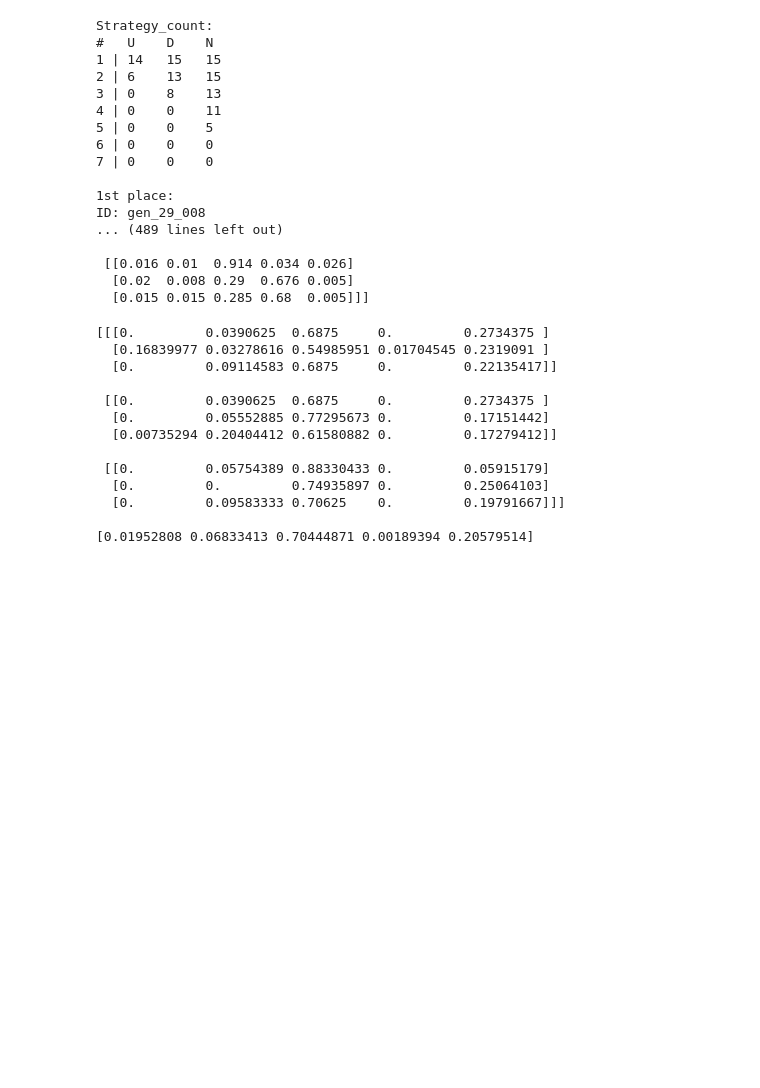
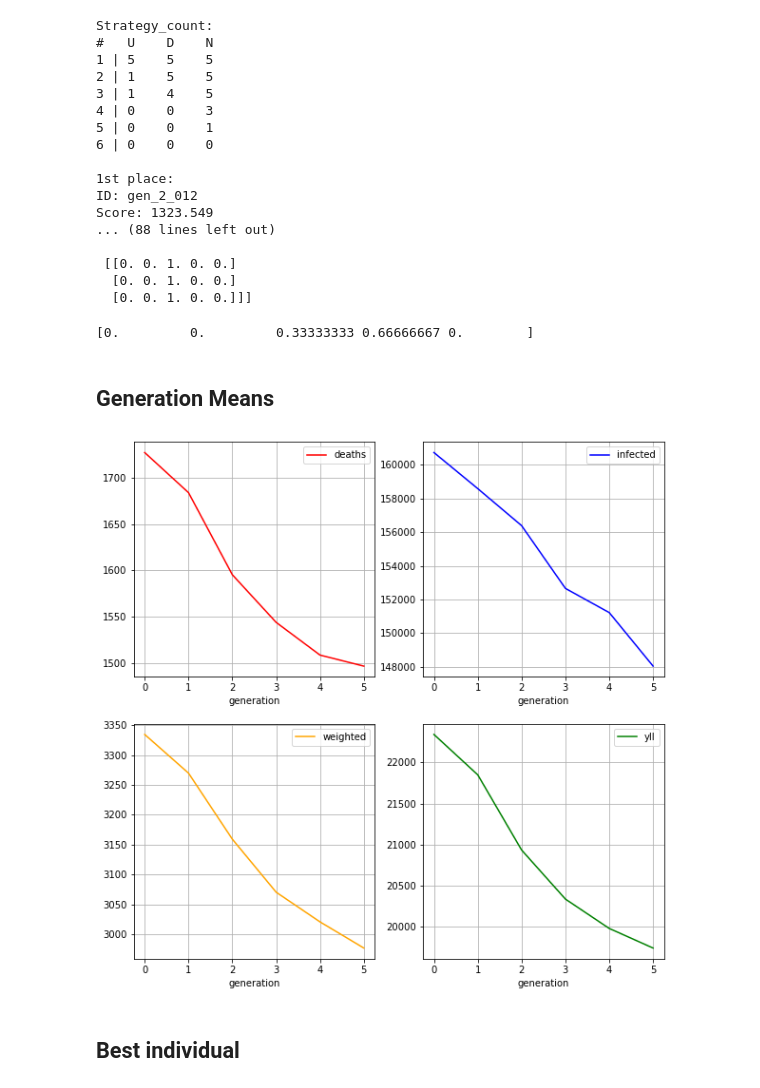
Before and after one commit to bendiknordeng/Epidemiologic-Strategies, a Jupyter notebook: read_GA_output.ipynb, the cells around one changed output. Drawn from its saved outputs; the diff is of its cells as text; code cells hidden in the pictures; blank space fills up the shorter version.

Commit message:
Implement common init for each generation

```diff
--- a/read_GA_output.ipynb
+++ b/read_GA_output.ipynb
@@ -45,4 +30,6 @@ overview = pd.read_csv(overview_path)
 # %%
+run = 0
+path = dir_path + paths[run]
 with open(dir_path + paths[run] + "/run_params.json", "r") as file:
     print(file.read())
     file.close()
@@ -63,8 +56,8 @@ with open(dir_path + paths[run] + "/run_params.json", "r") as file:
 ordinal = lambda n: "%d%s" % (n,"tsnrhtdd"[(n//10%10!=1)*(n%10<4)*n%10::4])
 print("Strategy_count:")
 print(f"{utils.tcolors.BOLD}{'#':<3} {'U':<5}{'D':<5}{'N':<5}{utils.tcolors.ENDC}")
-for trend_count in range(7):
-    strategy_count = individuals[0].strategy_count[gen]
+for trend_count in range(6):
+    strategy_count = individuals[0].strategy_count
     print(f"{trend_count+1:<2}| {strategy_count['U'][trend_count]:<5}{strategy_count['D'][trend_count]:<5}{strategy_count['N'][trend_count]:<5}")
 print()
 for ix, i in enumerate(sorted(individuals, key=lambda x: x.mean_score)):
@@ -76,38 +69,58 @@ for ix, i in enumerate(sorted(individuals, key=lambda x: x.mean_score)):
 # %% [output]
 Strategy_count:
 #   U    D    N
-1 | 14   15   15
-2 | 6    13   15
-3 | 0    8    13
-4 | 0    0    11
-5 | 0    0    5
+1 | 5    5    5
+2 | 1    5    5
+3 | 1    4    5
+4 | 0    0    3
+5 | 0    0    1
 6 | 0    0    0
-7 | 0    0    0
 
 1st place:
-ID: gen_29_008
-... (489 lines left out)
+ID: gen_2_012
+Score: 1323.549
+... (88 lines left out)
 
- [[0.016 0.01  0.914 0.034 0.026]
-  [0.02  0.008 0.29  0.676 0.005]
-  [0.015 0.015 0.285 0.68  0.005]]]
+ [[0. 0. 1. 0. 0.]
+  [0. 0. 1. 0. 0.]
+  [0. 0. 1. 0. 0.]]]
 # %%
-print(individuals[0].genes, end="\n"*2)
 genes = np.sum(individuals[0].genes, axis=(0,1))
 norm = np.sum(genes)
 norm_genes = np.divide(genes, norm)
 print(norm_genes)
 # %% [output]
-[[[0.         0.0390625  0.6875     0.         0.2734375 ]
-  [0.16839977 0.03278616 0.54985951 0.01704545 0.2319091 ]
-  [0.         0.09114583 0.6875     0.         0.22135417]]
-
- [[0.         0.0390625  0.6875     0.         0.2734375 ]
-  [0.         0.05552885 0.77295673 0.         0.17151442]
-  [0.00735294 0.20404412 0.61580882 0.         0.17279412]]
-
- [[0.         0.05754389 0.88330433 0.         0.05915179]
-  [0.         0.         0.74935897 0.         0.25064103]
-  [0.         0.09583333 0.70625    0.         0.19791667]]]
-
-[0.01952808 0.06833413 0.70444871 0.00189394 0.20579514]
+[0.         0.         0.33333333 0.66666667 0.        ]
+# %% [markdown]
+## Generation Means
+# %%
+generation_scores = os.listdir(path+"/final_scores/")
+final_scores = []
+for score in sorted(generation_scores, key=lambda x: int(x.split("_")[2][:-4])):
+    final_scores.append(utils.read_pickle(path+"/final_scores/"+score))
+
+generation_means = defaultdict(list)
+for gen_scores in final_scores:
+    gen_individual_means = defaultdict(list)
+    for individual in gen_scores.keys():
+        for objective, scores in gen_scores[individual].items():
+            gen_individual_means[objective].append(np.mean(scores))
+    for objective, scores in gen_individual_means.items():
+        generation_means[objective].append(np.mean(scores))
+generation_means = dict(generation_means)
+results = pd.DataFrame(generation_means)
+results.index.rename("generation", inplace=True)
+results
+# %%
+colors = ["red", "blue", "orange", "green"]
+fig, axs = plt.subplots(ncols=2,nrows=2,figsize=(10,10))
+for i, col in enumerate(results.columns):
+    ax = axs[i//2][i%2]
+    results[col].plot(label=col, color=colors[i], ax=ax)
+    ax.legend()
+    ax.grid()
+plt.show()
+# %% [output]
+[figure, added]
+# %% [markdown]
+## Best individual
```
Also changed, not shown: parts of 8 cells of this notebook, 3 other files.
